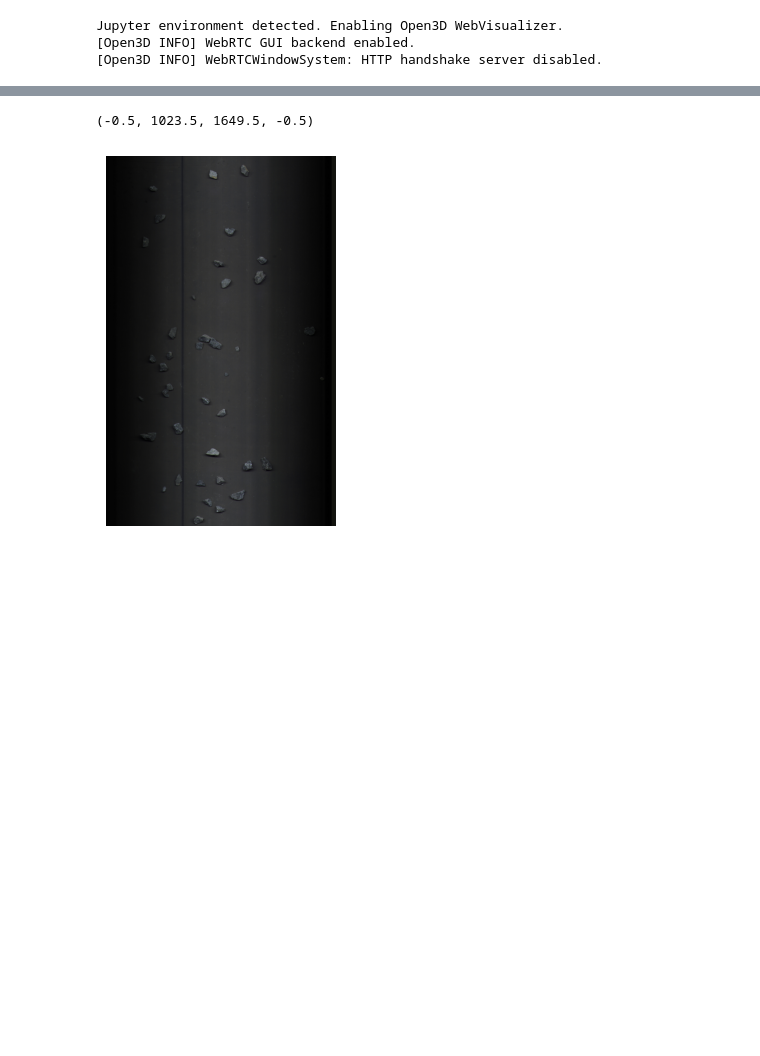
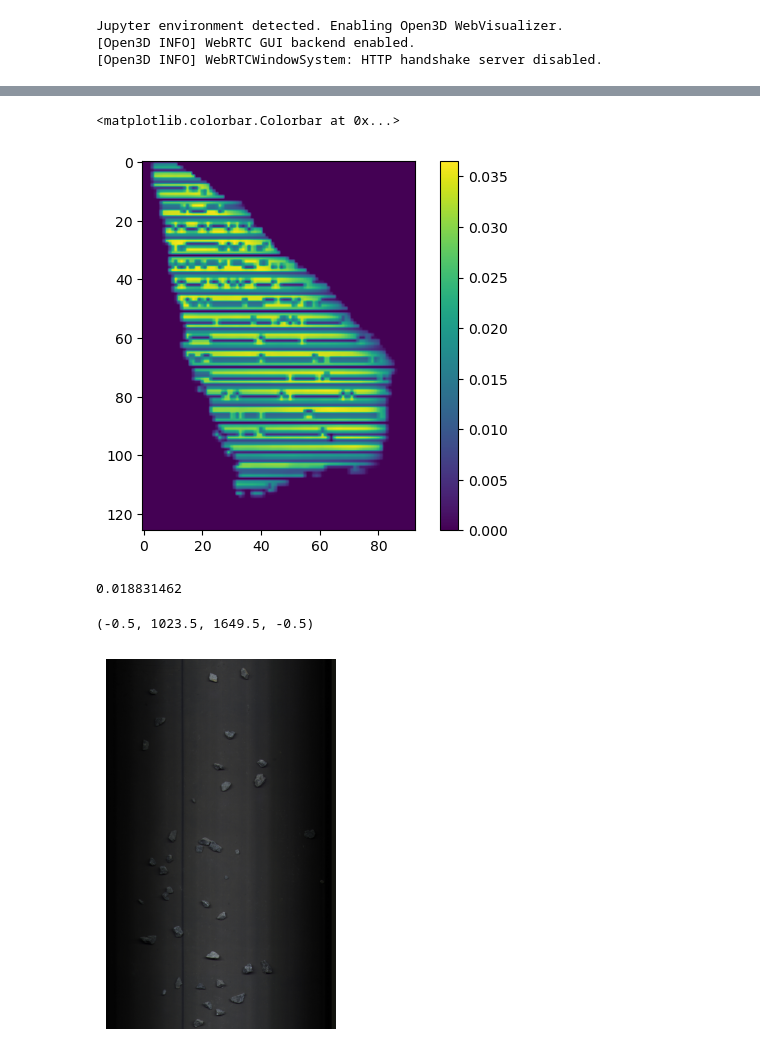
Before and after one commit to yaojian95/lidar, a Jupyter notebook: py_src/test.ipynb, the cells around one changed output, grey strips where cells are left out. Drawn from its saved outputs; the diff is of its cells as text; code cells hidden in the pictures; blank space fills up the shorter version.

```diff
--- a/py_src/test.ipynb
+++ b/py_src/test.ipynb
@@ -13,3 +32,13 @@ Jupyter environment detected. Enabling Open3D WebVisualizer.
+# %%
+plt.imshow(thickness)
+plt.colorbar()
+# %% [output]
+<matplotlib.colorbar.Colorbar at 0x...>
+[figure, added]
+# %%
+thickness[20, 20]
+# %% [output]
+0.018831462
 # %%
 img = cv.imread('e:\\multi_source_info\\lidar\\pcd_data\\stitched_ore.jpg', )
 img = cv.resize(img, (1024, 1800), interpolation=cv.INTER_AREA)
```
Also changed, not shown: parts of 4 cells of this notebook, 8 other files.
